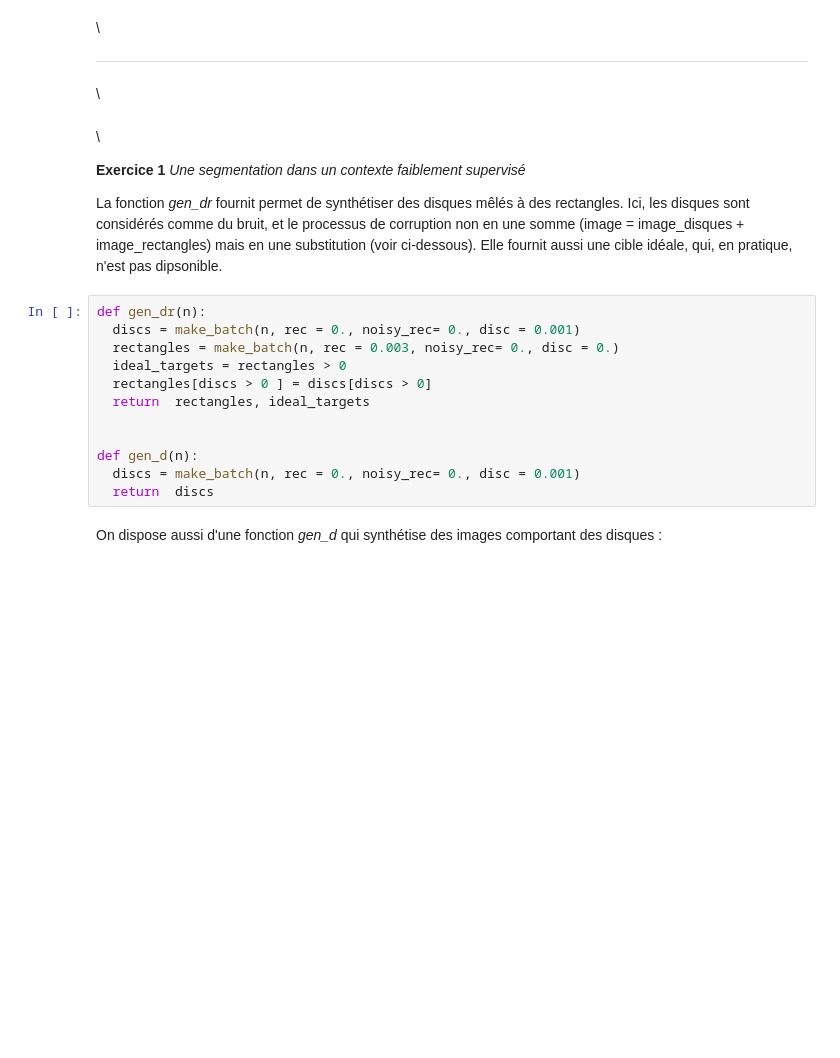
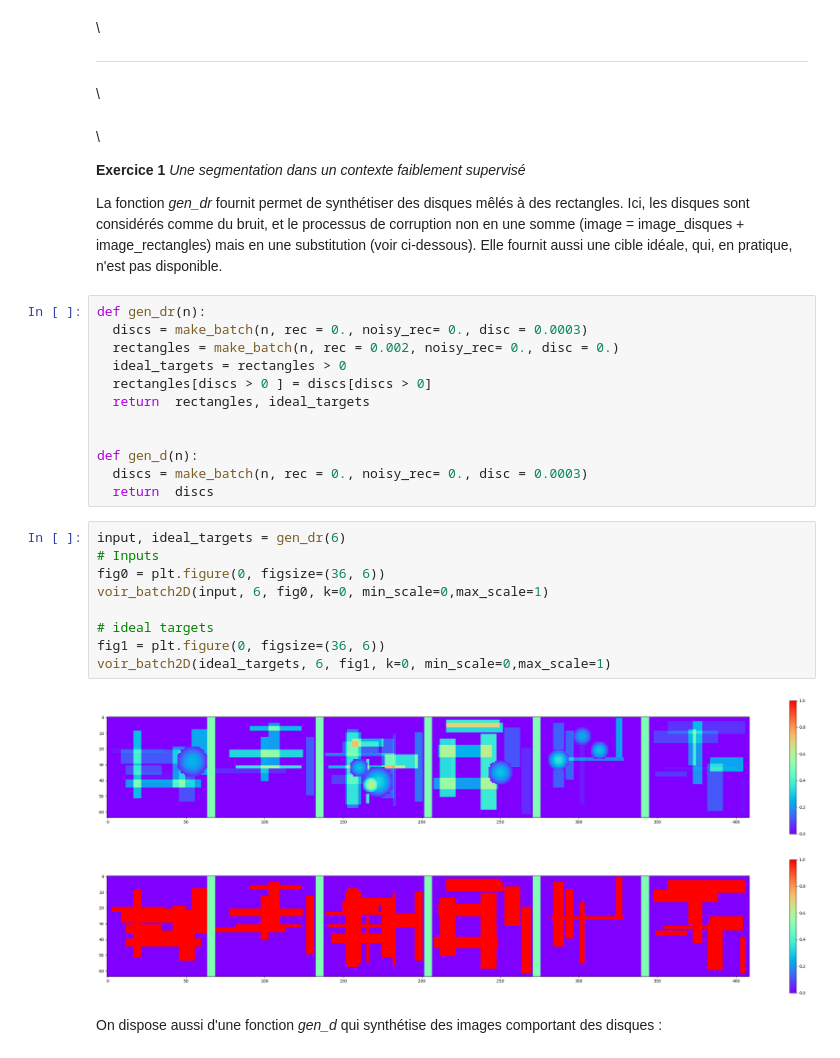
Before and after one commit to zakariaabou/exam_2025_session2, a Jupyter notebook: notebooks/exercices_session2.ipynb, the cells around one changed output. Drawn from its saved outputs; the diff is of its cells as text; blank space fills up the shorter version.

```diff
--- a/notebooks/exercices_session2.ipynb
+++ b/notebooks/exercices_session2.ipynb
@@ -25,18 +30,30 @@ cp: cannot stat 'exam_2025_session2/utils/utils_exercices.py': No such file or d
 **Exercice 1** *Une segmentation dans un contexte faiblement supervisé*
 
 La fonction *gen_dr* fournit permet de synthétiser des disques mêlés à des rectangles. Ici, les disques sont considérés comme du bruit, et le processus de corruption non en une somme (image = image_disques + image_rectangles) mais en une substitution (voir ci-dessous).
-Elle fournit aussi une cible idéale, qui, en pratique, n'est pas dipsonible.
+Elle fournit aussi une cible idéale, qui, en pratique, n'est pas disponible.
 # %%
 def gen_dr(n):
-  discs = make_batch(n, rec = 0., noisy_rec= 0., disc = 0.001)
-  rectangles = make_batch(n, rec = 0.003, noisy_rec= 0., disc = 0.)
+  discs = make_batch(n, rec = 0., noisy_rec= 0., disc = 0.0003)
+  rectangles = make_batch(n, rec = 0.002, noisy_rec= 0., disc = 0.)
   ideal_targets = rectangles > 0
   rectangles[discs > 0 ] = discs[discs > 0]
   return  rectangles, ideal_targets
 
 
 def gen_d(n):
-  discs = make_batch(n, rec = 0., noisy_rec= 0., disc = 0.001)
+  discs = make_batch(n, rec = 0., noisy_rec= 0., disc = 0.0003)
   return  discs
+# %%
+input, ideal_targets = gen_dr(6)
+# Inputs
+fig0 = plt.figure(0, figsize=(36, 6))
+voir_batch2D(input, 6, fig0, k=0, min_scale=0,max_scale=1)
+
+# ideal targets
+fig1 = plt.figure(0, figsize=(36, 6))
+voir_batch2D(ideal_targets, 6, fig1, k=0, min_scale=0,max_scale=1)
+# %% [output]
+[figure, added]
+[figure, added]
 # %% [markdown]
 On dispose aussi d'une fonction *gen_d* qui synthétise des images comportant des disques :
```
Also changed, not shown: parts of 7 cells of this notebook.
